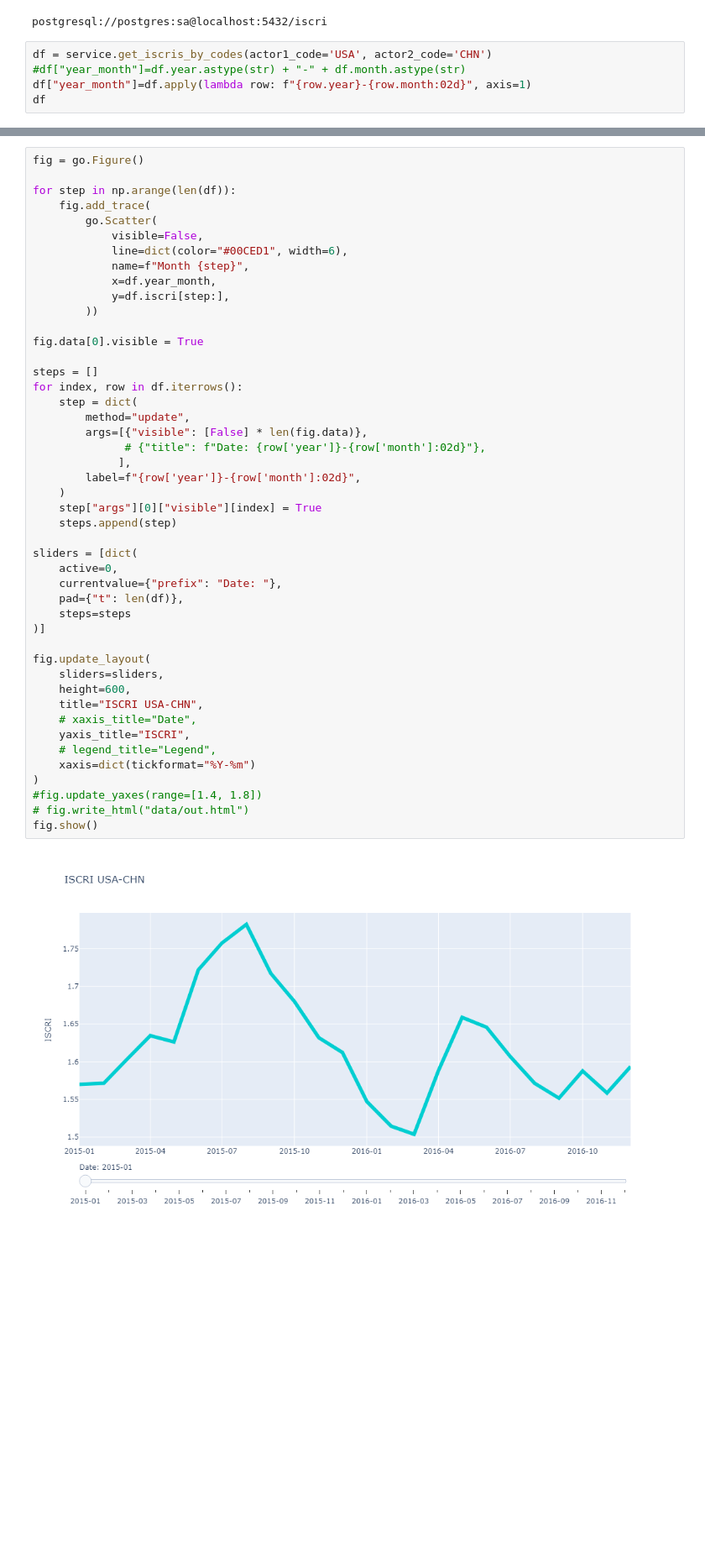
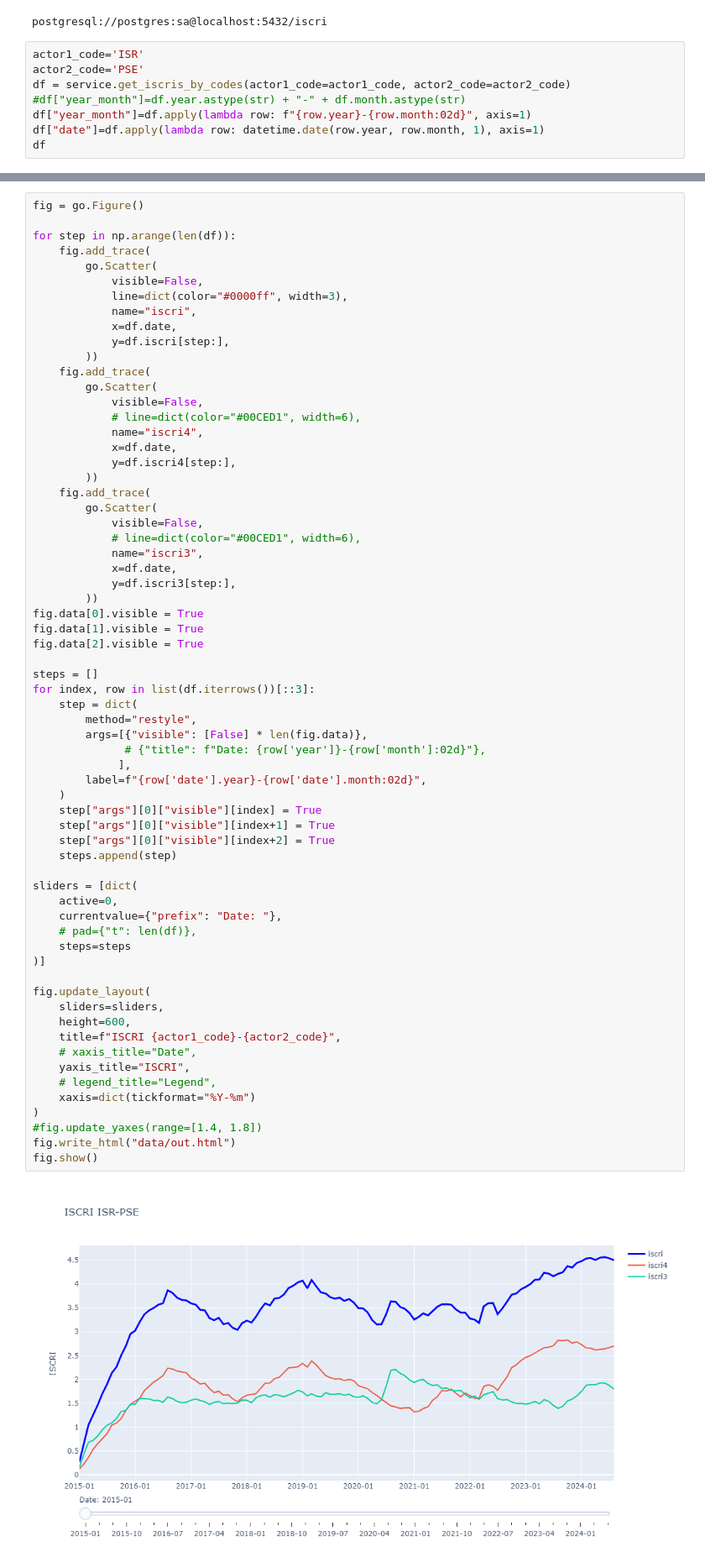
Before and after one commit to cyrilvincent/iscri, a Jupyter notebook: iscri_plot.ipynb, the cells around one changed output, grey strips where cells are left out. Shown at 84% size. Saved outputs shown, nothing was run; the diff lists cells and outputs as text; blank space fills up the shorter version.

```diff
--- a/iscri_plot.ipynb
+++ b/iscri_plot.ipynb
@@ -36,8 +37,11 @@ service = JupyterService(context)
 # %% [output]
 postgresql://postgres:sa@localhost:5432/iscri
 # %%
-df = service.get_iscris_by_codes(actor1_code='USA', actor2_code='CHN')
+actor1_code='ISR'
+actor2_code='PSE'
+df = service.get_iscris_by_codes(actor1_code=actor1_code, actor2_code=actor2_code)
 #df["year_month"]=df.year.astype(str) + "-" + df.month.astype(str)
 df["year_month"]=df.apply(lambda row: f"{row.year}-{row.month:02d}", axis=1)
+df["date"]=df.apply(lambda row: datetime.date(row.year, row.month, 1), axis=1)
 df
 # %% [output]
@@ -75,44 +77,63 @@ for step in np.arange(len(df)):
     fig.add_trace(
         go.Scatter(
             visible=False,
-            line=dict(color="#00CED1", width=6),
-            name=f"Month {step}",
-            x=df.year_month,
+            line=dict(color="#0000ff", width=3),
+            name="iscri",
+            x=df.date,
             y=df.iscri[step:],
         ))
-
+    fig.add_trace(
+        go.Scatter(
+            visible=False,
+            # line=dict(color="#00CED1", width=6),
+            name="iscri4",
+            x=df.date,
+            y=df.iscri4[step:],
+        ))
+    fig.add_trace(
+        go.Scatter(
+            visible=False,
+            # line=dict(color="#00CED1", width=6),
+            name="iscri3",
+            x=df.date,
+            y=df.iscri3[step:],
+        ))
 fig.data[0].visible = True
+fig.data[1].visible = True
+fig.data[2].visible = True
 
 steps = []
-for index, row in df.iterrows():
+for index, row in list(df.iterrows())[::3]:
     step = dict(
-        method="update",
+        method="restyle",
         args=[{"visible": [False] * len(fig.data)},
               # {"title": f"Date: {row['year']}-{row['month']:02d}"},
              ],
-        label=f"{row['year']}-{row['month']:02d}",
+        label=f"{row['date'].year}-{row['date'].month:02d}",
     )
     step["args"][0]["visible"][index] = True
+    step["args"][0]["visible"][index+1] = True
+    step["args"][0]["visible"][index+2] = True
     steps.append(step)
 
 sliders = [dict(
     active=0,
     currentvalue={"prefix": "Date: "},
-    pad={"t": len(df)},
+    # pad={"t": len(df)},
     steps=steps
 )]
 
 fig.update_layout(
     sliders=sliders,
     height=600,
-    title="ISCRI USA-CHN",
+    title=f"ISCRI {actor1_code}-{actor2_code}",
     # xaxis_title="Date",
     yaxis_title="ISCRI",
     # legend_title="Legend",
     xaxis=dict(tickformat="%Y-%m")
 )
 #fig.update_yaxes(range=[1.4, 1.8])
-# fig.write_html("data/out.html")
+fig.write_html("data/out.html")
 fig.show()
 # %% [output]
-[figure, old version]
+[figure, new version]
```
Also changed, not shown: parts of 4 cells of this notebook, 7 other files.
